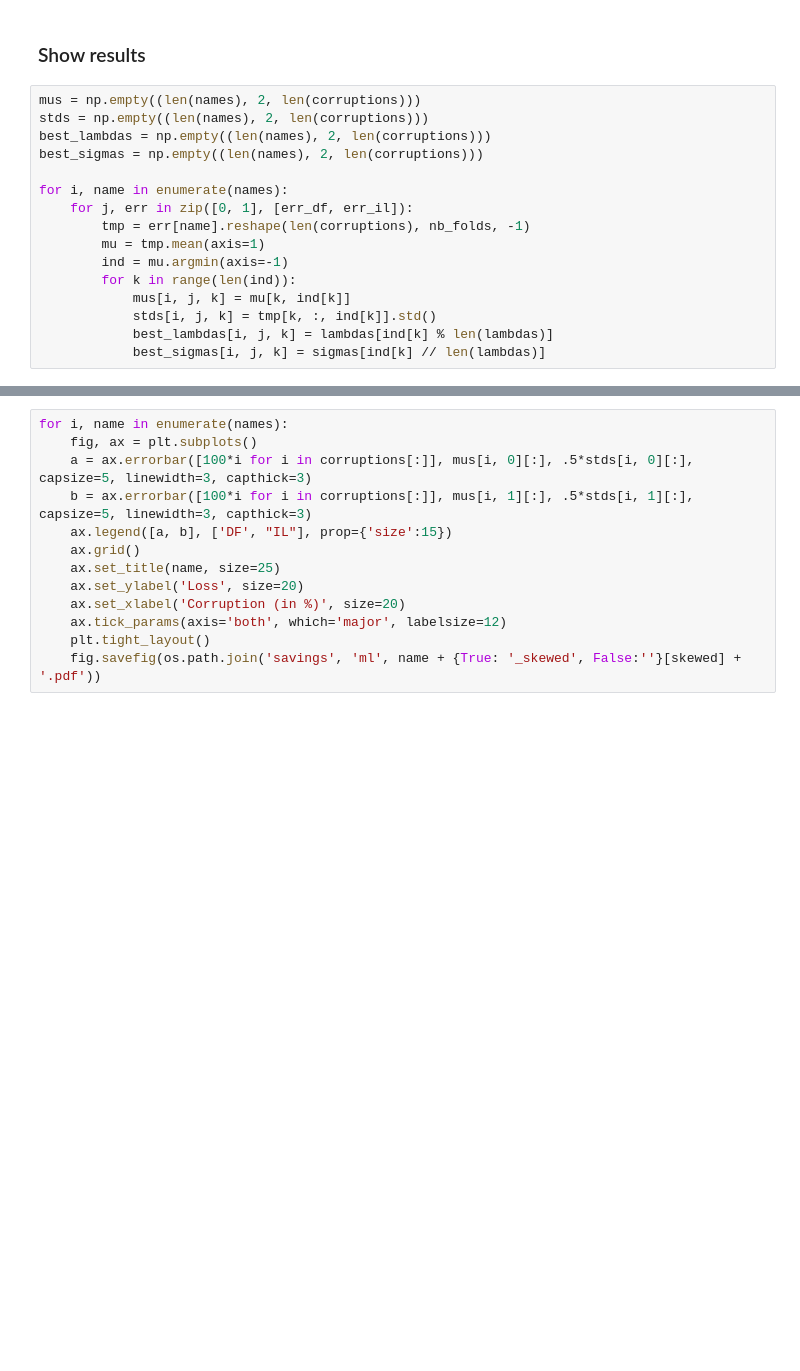
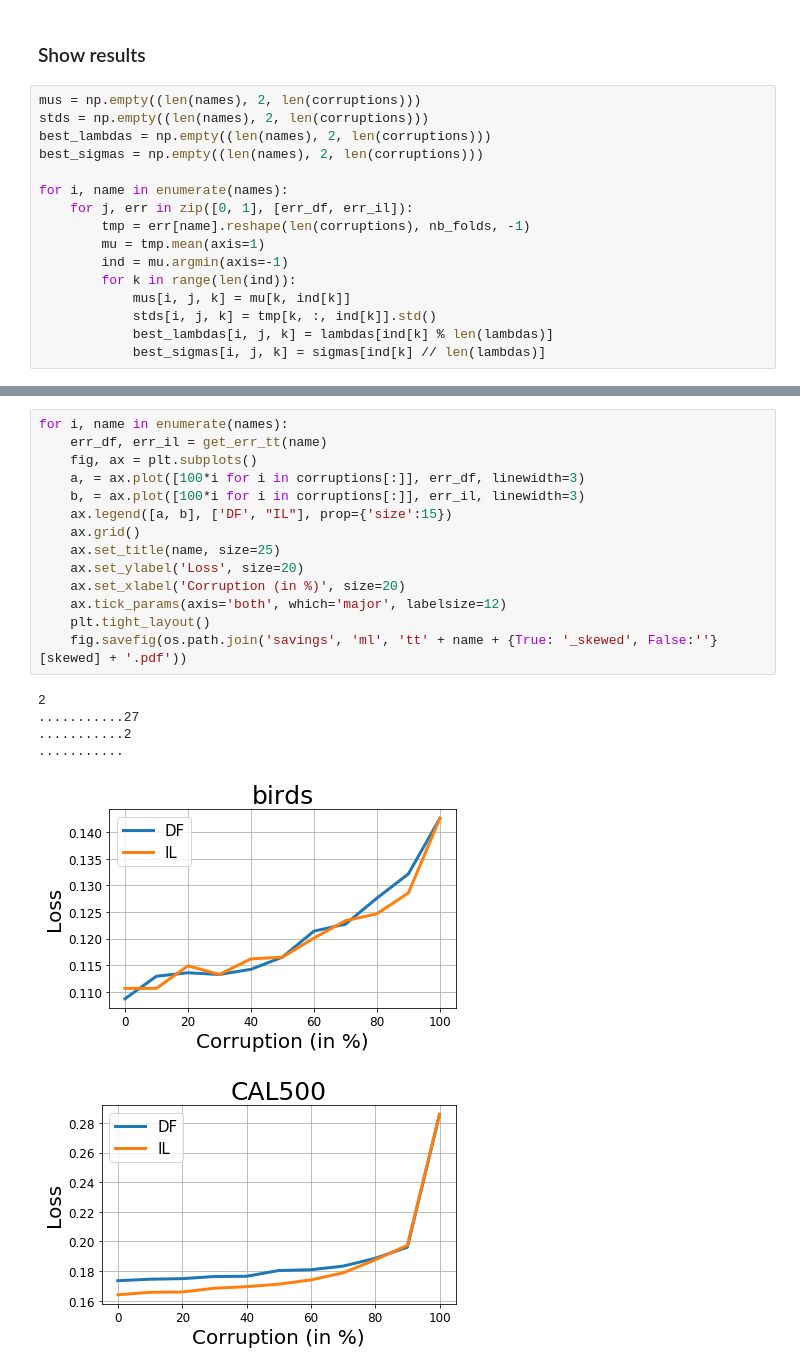
Before and after one commit to VivienCabannes/partial_labelling, a Jupyter notebook: notebooks/multilabel.ipynb, the cells around one changed output, grey strips where cells are left out. Drawn from its saved outputs; the diff is of its cells as text; blank space fills up the shorter version.

```diff
--- a/notebooks/multilabel.ipynb
+++ b/notebooks/multilabel.ipynb
@@ -108,13 +182,21 @@ for i, name in enumerate(names):
 # %%
 for i, name in enumerate(names):
+    err_df, err_il = get_err_tt(name)
     fig, ax = plt.subplots()
-    a = ax.errorbar([100*i for i in corruptions[:]], mus[i, 0][:], .5*stds[i, 0][:], capsize=5, linewidth=3, capthick=3)
-    b = ax.errorbar([100*i for i in corruptions[:]], mus[i, 1][:], .5*stds[i, 1][:], capsize=5, linewidth=3, capthick=3)
+    a, = ax.plot([100*i for i in corruptions[:]], err_df, linewidth=3)
+    b, = ax.plot([100*i for i in corruptions[:]], err_il, linewidth=3)
     ax.legend([a, b], ['DF', "IL"], prop={'size':15})
     ax.grid()
     ax.set_title(name, size=25)
     ax.set_ylabel('Loss', size=20)
     ax.set_xlabel('Corruption (in %)', size=20)
     ax.tick_params(axis='both', which='major', labelsize=12)
     plt.tight_layout()
-    fig.savefig(os.path.join('savings', 'ml', name + {True: '_skewed', False:''}[skewed] + '.pdf'))
+    fig.savefig(os.path.join('savings', 'ml', 'tt' + name + {True: '_skewed', False:''}[skewed] + '.pdf'))
+# %% [output]
+2
+...........27
+...........2
+...........
+[figure, added]
+[figure, added]
```
Also changed, not shown: parts of 8 cells of this notebook, 6 other files.
